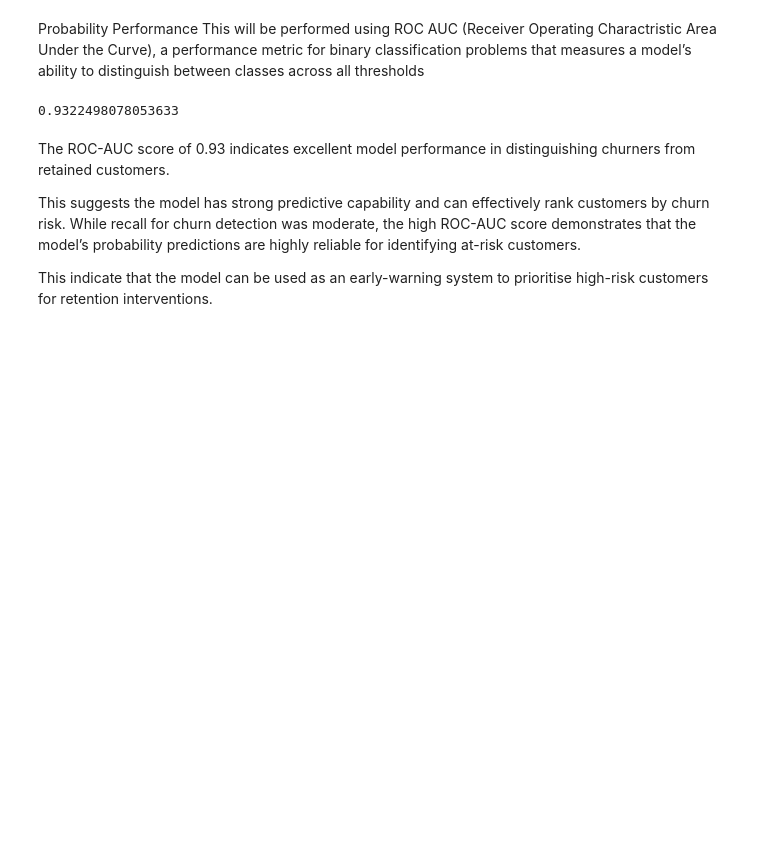
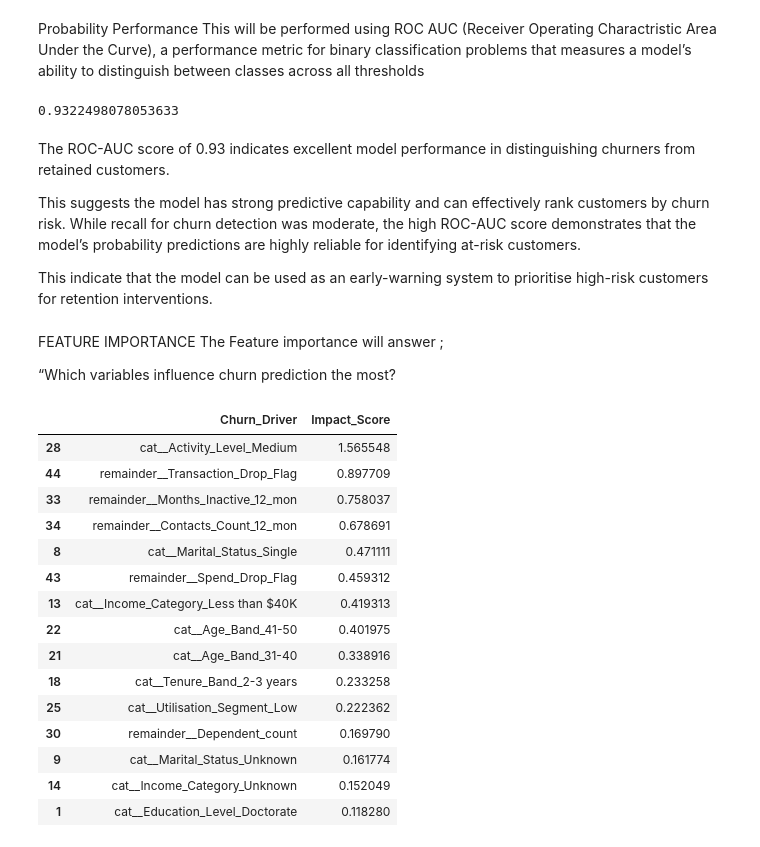
Before and after one commit to funmiafola/Credit_Card_Customer_Churn_Project, a Jupyter notebook: jupyter_notebooks/Machine Learning.ipynb, the cells around one changed output. Saved outputs shown, nothing was run; the diff lists cells and outputs as text; code cells hidden in the pictures; blank space fills up the shorter version.

```diff
--- a/jupyter_notebooks/Machine Learning.ipynb
+++ b/jupyter_notebooks/Machine Learning.ipynb
@@ -216,3 +216,36 @@ The ROC-AUC score of 0.93 indicates excellent model performance in distinguishin
 This suggests the model has strong predictive capability and can effectively rank customers by churn risk. While recall for churn detection was moderate, the high ROC-AUC score demonstrates that the model’s probability predictions are highly reliable for identifying at-risk customers.
 
 This indicate that the model can be used as an early-warning system to prioritise high-risk customers for retention interventions.
+# %% [markdown]
+FEATURE IMPORTANCE
+The Feature importance will answer  ;
+
+“Which variables influence churn prediction the most?
+# %%
+churn_features = pipeline.named_steps["preprocessor"].get_feature_names_out()
+
+churn_coefficients = pipeline.named_steps["model"].coef_[0]
+
+feature_importance_df = pd.DataFrame({
+    "Churn_Driver": churn_features,
+    "Impact_Score": churn_coefficients
+}).sort_values(by="Impact_Score", ascending=False)
+
+feature_importance_df.head(15)
+# %% [output]
+|  | Churn_Driver | Impact_Score |
+| 28 | cat__Activity_Level_Medium | 1.565548 |
+| 44 | remainder__Transaction_Drop_Flag | 0.897709 |
+| 33 | remainder__Months_Inactive_12_mon | 0.758037 |
+| 34 | remainder__Contacts_Count_12_mon | 0.678691 |
+| 8 | cat__Marital_Status_Single | 0.471111 |
+| 43 | remainder__Spend_Drop_Flag | 0.459312 |
+| 13 | cat__Income_Category_Less than $40K | 0.419313 |
+| 22 | cat__Age_Band_41-50 | 0.401975 |
+| 21 | cat__Age_Band_31-40 | 0.338916 |
+| 18 | cat__Tenure_Band_2-3 years | 0.233258 |
+| 25 | cat__Utilisation_Segment_Low | 0.222362 |
+| 30 | remainder__Dependent_count | 0.169790 |
+| 9 | cat__Marital_Status_Unknown | 0.161774 |
+| 14 | cat__Income_Category_Unknown | 0.152049 |
+| 1 | cat__Education_Level_Doctorate | 0.118280 |
```
Also changed, not shown: parts of 1 cell of this notebook.
